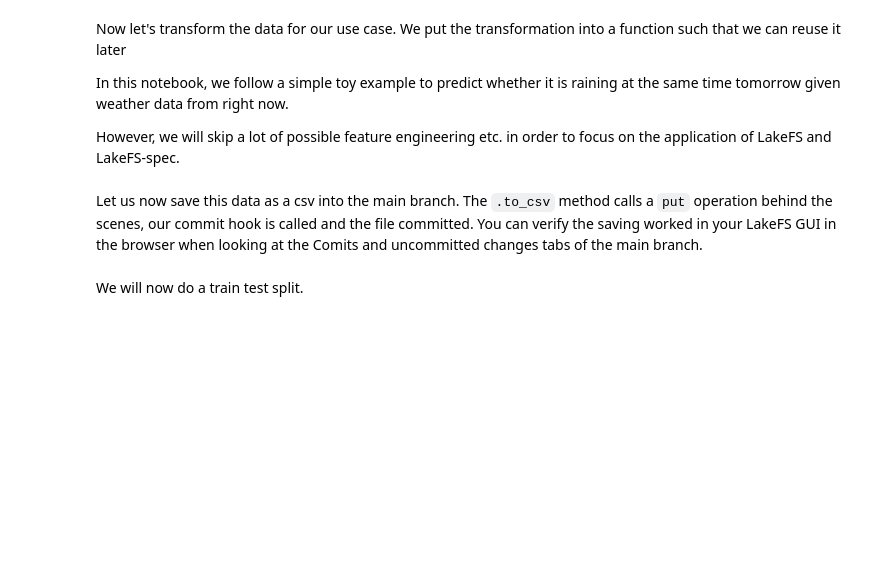
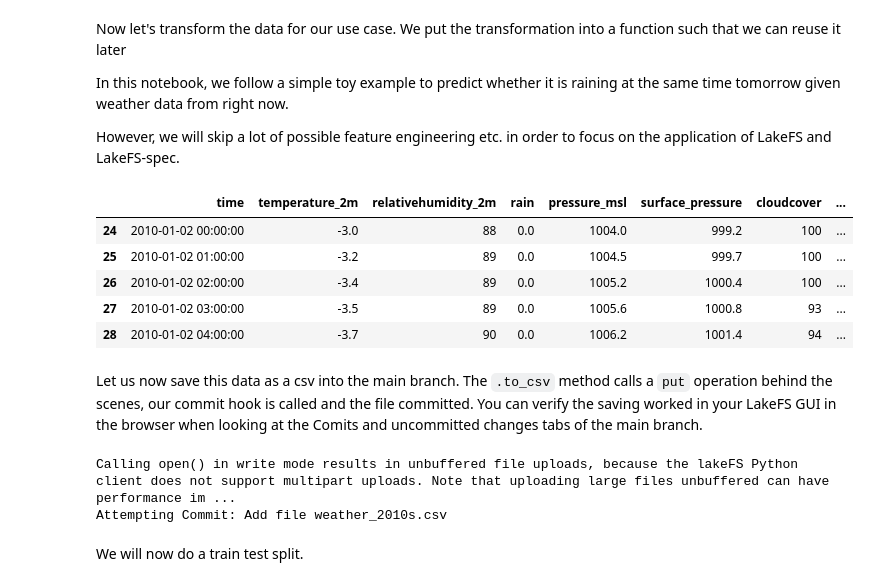
Before and after one commit to aai-institute/lakefs-spec, a Jupyter notebook: demos/rain_prediction.ipynb, the cells around one changed output. Drawn from its saved outputs; the diff is of its cells as text; code cells hidden in the pictures; blank space fills up the shorter version.

```diff
--- a/demos/rain_prediction.ipynb
+++ b/demos/rain_prediction.ipynb
@@ -63,26 +91,36 @@ However, we will skip a lot of possible feature engineering etc. in order to foc
 # %%
 import pandas as pd
 import numpy as np
 import json
 
 def transform_json_weather_data(filepath):
     f = open(filepath)
     data = json.load(f)
     f.close()
 
     df = pd.DataFrame.from_dict(data["hourly"])
     df.time = pd.to_datetime(df.time)
     df['is_raining'] = df.rain > 0
     df['is_raining_in_1_day'] = df.is_raining.shift(24)
     df = df.dropna()
     return df
 
-df = transform_json_weather_data('./data/weather-2010s.json')
+df = transform_json_weather_data('data/weather-2010s.json')
 df.head(5)
+# %% [output]
+|  | time | temperature_2m | relativehumidity_2m | rain | pressure_msl | surface_pressure | cloudcover | ... |
+| 24 | 2010-01-02 00:00:00 | -3.0 | 88 | 0.0 | 1004.0 | 999.2 | 100 | ... |
+| 25 | 2010-01-02 01:00:00 | -3.2 | 89 | 0.0 | 1004.5 | 999.7 | 100 | ... |
+| 26 | 2010-01-02 02:00:00 | -3.4 | 89 | 0.0 | 1005.2 | 1000.4 | 100 | ... |
+| 27 | 2010-01-02 03:00:00 | -3.5 | 89 | 0.0 | 1005.6 | 1000.8 | 93 | ... |
+| 28 | 2010-01-02 04:00:00 | -3.7 | 90 | 0.0 | 1006.2 | 1001.4 | 94 | ... |
 # %% [markdown]
 Let us now save this data as a csv into the main branch. The `.to_csv` method calls a `put` operation behind the scenes, our commit hook is called and the file committed. You can verify the saving worked in your LakeFS GUI in the browser when looking at the Comits and uncommitted changes tabs of the main branch.
 # %%
 df.to_csv(f'lakefs://{REPO_NAME}/main/weather_2010s.csv')
+# %% [output]
+Calling open() in write mode results in unbuffered file uploads, because the lakeFS Python client does not support multipart uploads. Note that uploading large files unbuffered can have performance im ...
+Attempting Commit: Add file weather_2010s.csv
 # %% [markdown]
 We will now do a train test split.
 # %%
```
Also changed, not shown: parts of 13 cells of this notebook, 2 other files.
